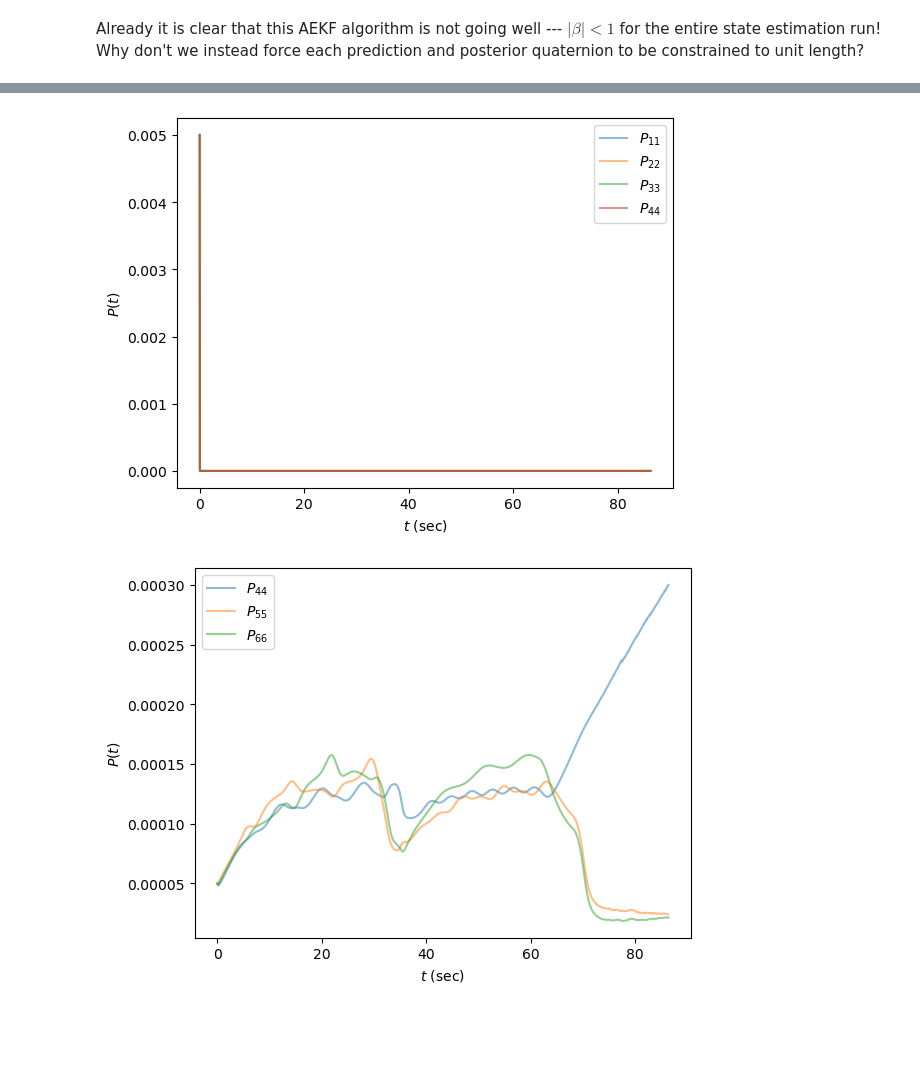
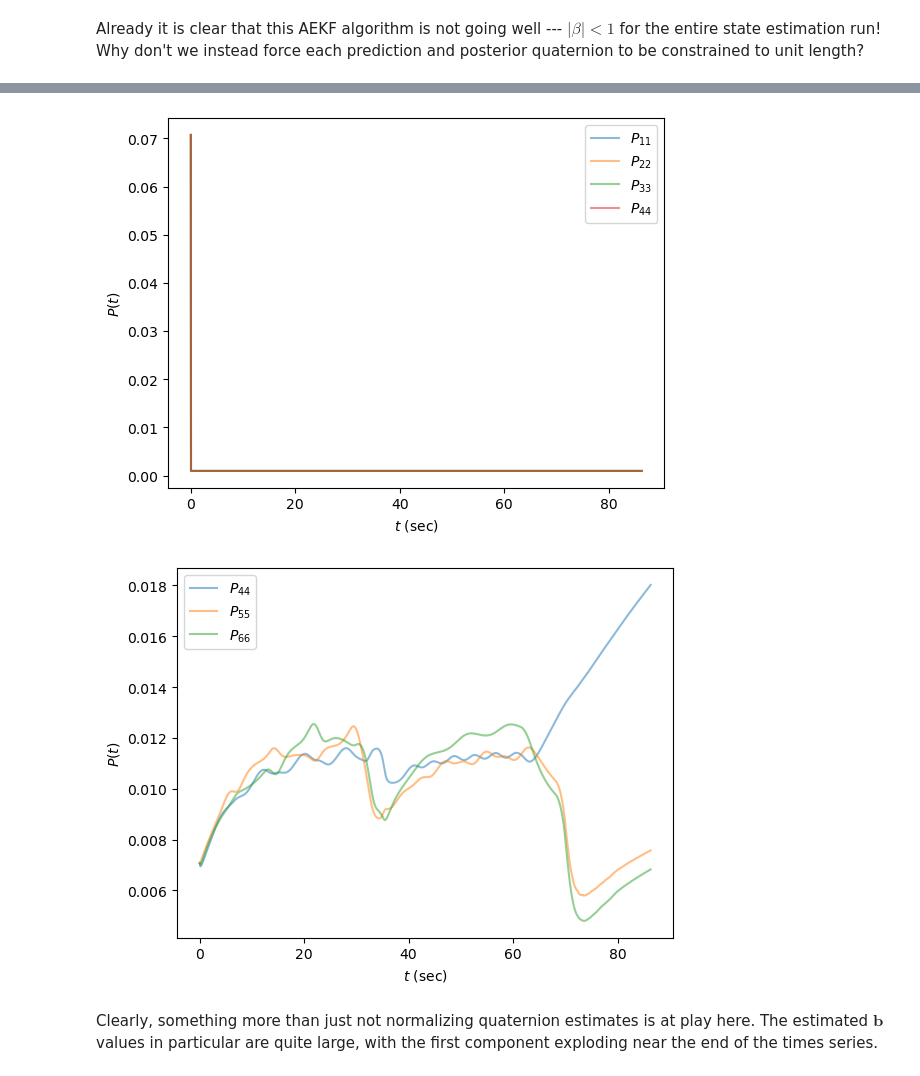
Before and after one commit to jhand1993/jaxitude, a Jupyter notebook: demos/demo_quat_filters.ipynb, the cells around one changed output, grey strips where cells are left out. Cells and saved outputs as stored; diff of their text form; code cells hidden in the pictures; blank space fills up the shorter version.

```diff
--- a/demos/demo_quat_filters.ipynb
+++ b/demos/demo_quat_filters.ipynb
@@ -638,7 +638,10 @@ def filter_step_norm(
     # Get posterior predictions for state vector and state covariance
     # matrix.
     x_post = AEKF.pred_x(x_prior, w_obs, dt)
-    x_post = x_post / jnp.linalg.norm(x_post)
+    x_post = jnp.vstack(
+        [x_post[:4, :] / jnp.linalg.norm(x_post[:4, :]),
+         x_post[4:, :]]
+    )
     P_post = AEKF.pred_P_ricatti(P_prior, F_prior, Q, dt)
 
     # Get posterior error and Kalman gain.
@@ -647,7 +650,10 @@ def filter_step_norm(
 
     # Update state vector and state covariance estimate with Kalman gain.
     x_new = x_post + K @ y
-    x_new = x_new / jnp.linalg.norm(x_new)
+    x_new = jnp.vstack(
+        [x_new[:4, :] / jnp.linalg.norm(x_new[:4, :]),
+         x_new[4:, :]]
+    )
     P_new = (jnp.eye(7) - K @ H) @ P_post
     return x_new, P_new
 
@@ -735,20 +744,23 @@ plt.show()
 # %%
-plt.plot(t_data[:], P_arr_norm[:, 0, 0], alpha=0.5, label=r'$P_{11}$')
-plt.plot(t_data[:], P_arr_norm[:, 1, 1], alpha=0.5, label=r'$P_{22}$')
-plt.plot(t_data[:], P_arr_norm[:, 2, 2], alpha=0.5, label=r'$P_{33}$')
-plt.plot(t_data[:], P_arr_norm[:, 3, 3], alpha=0.5, label=r'$P_{44}$')
+plt.plot(t_data[:], jnp.sqrt(P_arr_norm[:, 0, 0]), alpha=0.5, label=r'$P_{11}$')
+plt.plot(t_data[:], jnp.sqrt(P_arr_norm[:, 1, 1]), alpha=0.5, label=r'$P_{22}$')
+plt.plot(t_data[:], jnp.sqrt(P_arr_norm[:, 2, 2]), alpha=0.5, label=r'$P_{33}$')
+plt.plot(t_data[:], jnp.sqrt(P_arr_norm[:, 3, 3]), alpha=0.5, label=r'$P_{44}$')
 plt.legend()
 plt.xlabel(r'$t$ (sec)')
 plt.ylabel(r'$P(t)$')
 plt.show()
 
-plt.plot(t_data[:], P_arr_norm[:, 4, 4], alpha=0.5, label=r'$P_{44}$')
-plt.plot(t_data[:], P_arr_norm[:, 5, 5], alpha=0.5, label=r'$P_{55}$')
-plt.plot(t_data[:], P_arr_norm[:, 6, 6], alpha=0.5, label=r'$P_{66}$')
+plt.plot(t_data[:], jnp.sqrt(P_arr_norm[:, 4, 4]), alpha=0.5, label=r'$P_{44}$')
+plt.plot(t_data[:], jnp.sqrt(P_arr_norm[:, 5, 5]), alpha=0.5, label=r'$P_{55}$')
+plt.plot(t_data[:], jnp.sqrt(P_arr_norm[:, 6, 6]), alpha=0.5, label=r'$P_{66}$')
 plt.legend()
 plt.xlabel(r'$t$ (sec)')
 plt.ylabel(r'$P(t)$')
 plt.show()
 # %% [output]
-[figure, old version]
+[figure, new version]
-[figure, old version]
+[figure, new version]
+# %% [markdown]
+Clearly, something more than just not normalizing quaternion estimates is at play here.
+The estimated $\mathbf{b}$ values in particular are quite large, with the first component exploding near the end of the times series.
```
Also changed, not shown: parts of 3 cells of this notebook.
